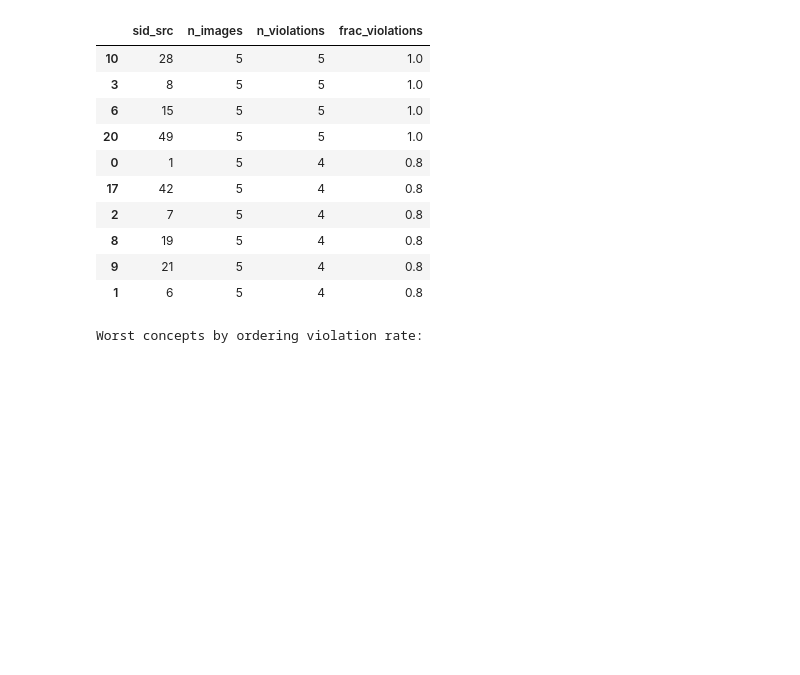
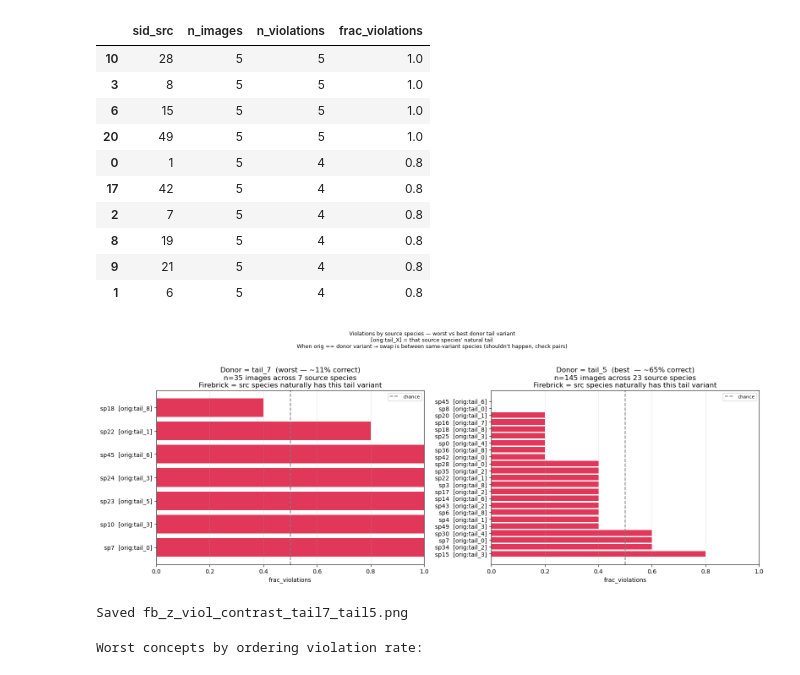
Before and after one commit to chinmayi-r/CBM-Concept-Backwash, a Jupyter notebook: funnybird_notebooks/fb_cbm_renderer_swap_v2.ipynb, the cells around one changed output. Drawn from its saved outputs; the diff is of its cells as text; code cells hidden in the pictures; blank space fills up the shorter version.

```diff
--- a/funnybird_notebooks/fb_cbm_renderer_swap_v2.ipynb
+++ b/funnybird_notebooks/fb_cbm_renderer_swap_v2.ipynb
@@ -1699,6 +1900,57 @@ Worst donor variant by violation count: tail_1
 | 8 | 19 | 5 | 4 | 0.8 |
 | 9 | 21 | 5 | 4 | 0.8 |
 | 1 | 6 | 5 | 4 | 0.8 |
+# %%
+if all_z_rows:
+    tail_df = z_order_df[z_order_df['part'] == 'tail'].copy()
+    tail_df['var_src_original'] = tail_df['sid_src'].map(
+        lambda s: species_variant_idx[s]['tail'])
+
+    fig, axes = plt.subplots(1, 2, figsize=(16, 6))
+
+    for ax, donor_var, label in [
+        (axes[0], 7, 'tail_7  (worst — ~11% correct)'),
+        (axes[1], 5, 'tail_5  (best  — ~65% correct)'),
+    ]:
+        sub = tail_df[tail_df['var_donor'] == donor_var]
+        if sub.empty:
+            ax.set_title(f'No data for {label}'); continue
+
+        viol_sub = (sub.groupby(['sid_src', 'var_src_original'])
+                    .agg(n_images=('ordering_correct', 'size'),
+                         frac_violations=('ordering_correct', lambda x: 1 - x.mean()))
+                    .reset_index()
+                    .sort_values('frac_violations', ascending=False))
+
+        # highlight in red if var_src_original == donor_var
+        # (source species already HAS this tail — trivially hard swap)
+        bar_colors = ['firebrick' if r.var_src_original == donor_var else PART_COLORS['tail']
+                      for _, r in viol_sub.iterrows()]
+        ylabels = [f'sp{int(r.sid_src)}  [orig:tail_{int(r.var_src_original)}]'
+                   for _, r in viol_sub.iterrows()]
+
+        ax.barh(ylabels, viol_sub['frac_violations'], color=bar_colors, alpha=0.85)
+        ax.axvline(0.5, color='gray', ls='--', lw=1.5, label='chance')
+        ax.set_xlabel('frac_violations')
+        ax.set_title(f'Donor = {label}\n'
+                     f'n={len(sub)} images across {len(viol_sub)} source species\n'
+                     'Firebrick = src species naturally has this tail variant')
+        ax.set_xlim(0, 1)
+        ax.legend(fontsize=8)
+        ax.grid(True, axis='x', alpha=0.3)
+
+    plt.suptitle(
+        'Violations by source species — worst vs best donor tail variant\n'
+        '[orig:tail_X] = that source species\' natural tail\n'
+        'When orig == donor variant → swap is between same-variant species (shouldn\'t happen, check pairs)',
+        y=1.02, fontsize=9)
+    plt.tight_layout()
+    plt.savefig('fb_z_viol_contrast_tail7_tail5.png', dpi=150, bbox_inches='tight')
+    plt.show()
+    print('Saved fb_z_viol_contrast_tail7_tail5.png')
+# %% [output]
+[figure, added]
+Saved fb_z_viol_contrast_tail7_tail5.png
 # %%
 # Per-concept breakdown: which specific variant pairs have most violations?
 if all_z_rows:
```
Also changed, not shown: parts of 16 cells of this notebook.
